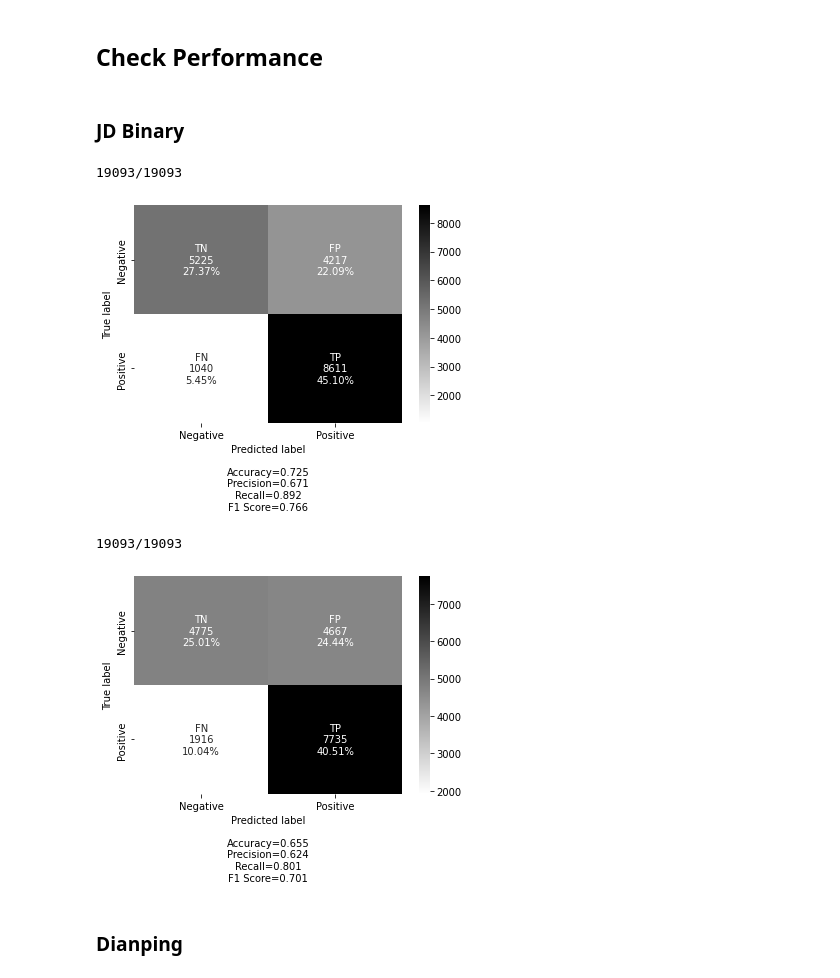
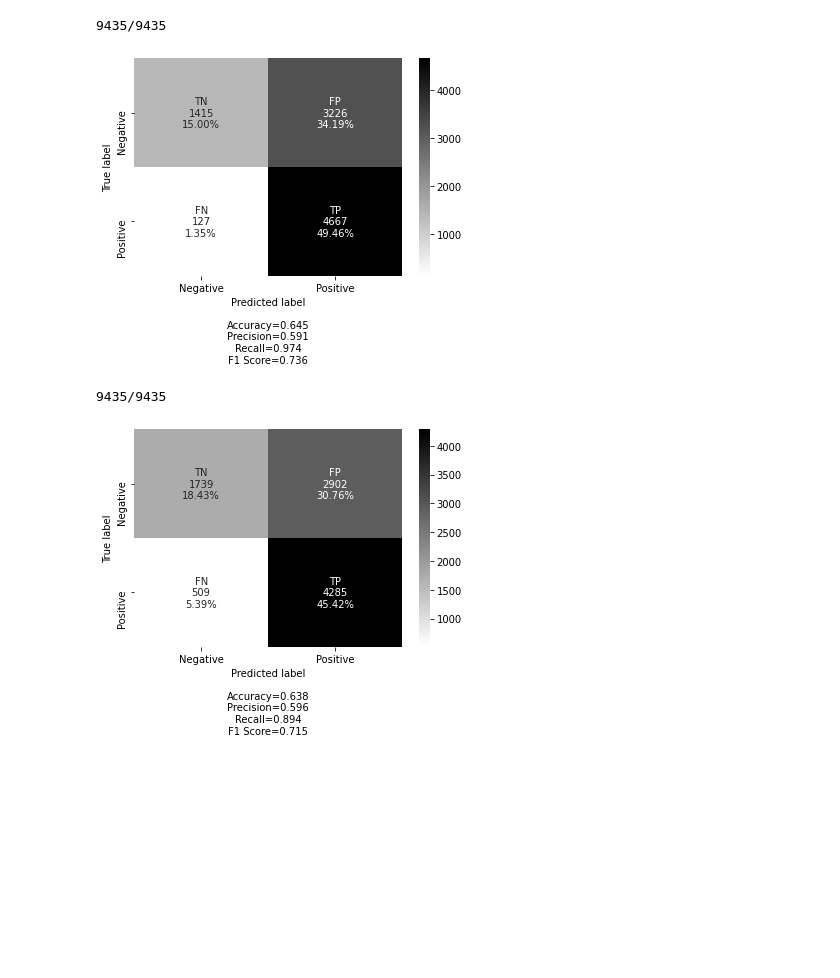
Before and after one commit to DS-GA-1012-Final-Project-Group-12/Emoji-Based-Chinese-Sentiment-Analysis, a Jupyter notebook: Model_Performance.ipynb, the cells around one changed output. Drawn from its saved outputs; the diff is of its cells as text; code cells hidden in the pictures; blank space fills up the shorter version.

```diff
--- a/Model_Performance.ipynb
+++ b/Model_Performance.ipynb
@@ -91,4 +64,4 @@ X_train_2, X_val_2, X_test_2, y_train_2, y_val_2, y_test_2 = split(df_emoji, nee
 # %%
-model1 = AutoModelForSequenceClassification.from_pretrained('uer/roberta-base-finetuned-jd-binary-chinese').to('cuda')
-tokenizer1 = AutoTokenizer.from_pretrained('uer/roberta-base-finetuned-jd-binary-chinese')
-classifier1 = pipeline('sentiment-analysis', model = model1, tokenizer = tokenizer1, device = 0)
+model = AutoModelForSequenceClassification.from_pretrained('uer/roberta-base-finetuned-jd-binary-chinese')
+tokenizer = AutoTokenizer.from_pretrained('uer/roberta-base-finetuned-jd-binary-chinese')
+classifier = pipeline('sentiment-analysis', model = model, tokenizer = tokenizer)
@@ -145,16 +68,10 @@ performance(X_val_1, y_val_1, classifier2, threshold = 0.65)
-# %% [markdown]
-## Check Performance
-# %% [markdown]
-### JD Binary
 # %%
-performance(X_test_1, y_test_1, classifier1, threshold = 0.65)
+performance(X_test_1, y_test_1, classifier)
 # %% [output]
-19093/19093
+9435/9435
-[figure, old version]
+[figure, new version]
 # %%
-performance(X_test_2, y_test_2, classifier1, threshold = 0.65)
+performance(X_test_2, y_test_2, classifier)
 # %% [output]
-19093/19093
+9435/9435
-[figure, old version]
+[figure, new version]
-# %% [markdown]
-### Dianping
```
Also changed, not shown: parts of 21 cells of this notebook, 1 other file.
